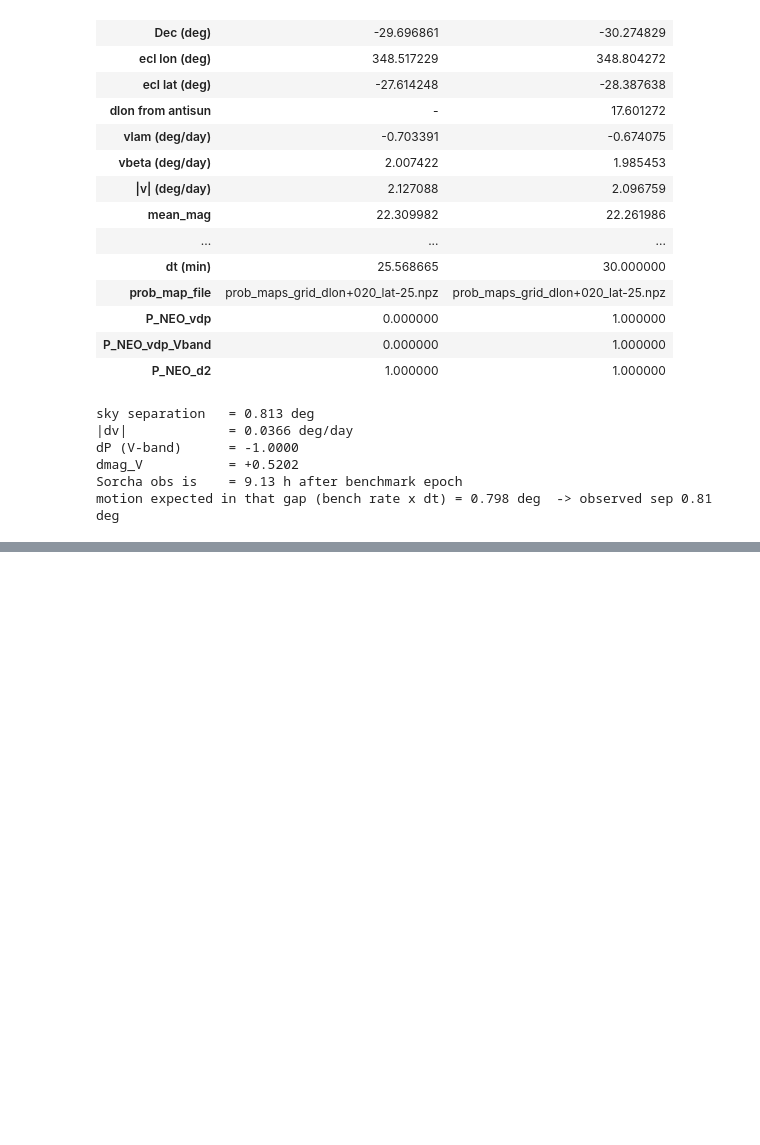
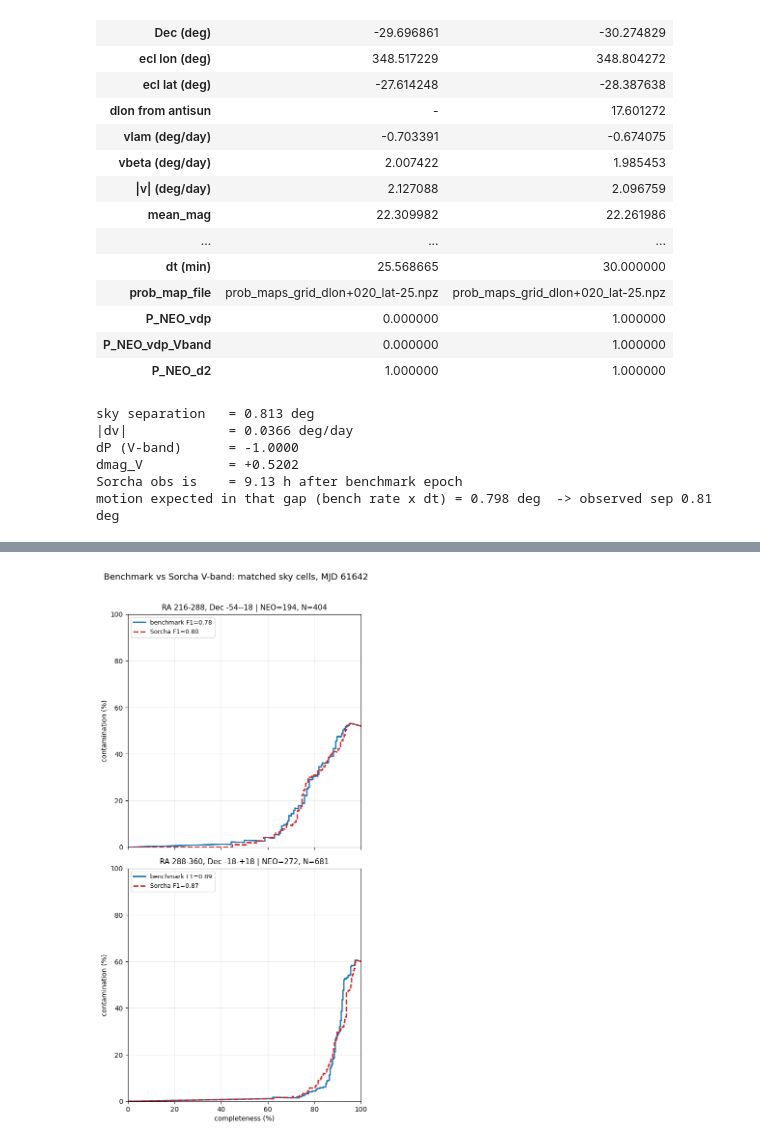
Before and after one commit to devanshi-s04/neomod, a Jupyter notebook: mag245_nbody_scoring_consistency_night61642.ipynb, the cells around one changed output, grey strips where cells are left out. Saved outputs shown, nothing was run; the diff lists cells and outputs as text; code cells hidden in the pictures; blank space fills up the shorter version.

```diff
--- a/mag245_nbody_scoring_consistency_night61642.ipynb
+++ b/mag245_nbody_scoring_consistency_night61642.ipynb
@@ -411,0 +416,36 @@ motion expected in that gap (bench rate x dt) = 0.798 deg  -> observed sep 0.81
+# %%
+poster_cells = [
+    {'ra_lo': 216, 'ra_hi': 288, 'dec_lo': -54, 'dec_hi': -18},  # NEO=194
+    {'ra_lo': 288, 'ra_hi': 360, 'dec_lo': -18, 'dec_hi': 18},   # NEO=272
+]
+
+fig, axes = plt.subplots(2, 1, figsize=(5.8, 11.6), sharex=True, sharey=True)
+for ax, cell in zip(axes, poster_cells):
+    r_lo, r_hi = cell['ra_lo'], cell['ra_hi']
+    d_lo, d_hi = cell['dec_lo'], cell['dec_hi']
+    m = ((j.mean_ra >= r_lo) & (j.mean_ra < r_hi) &
+         (j.mean_dec >= d_lo) & (j.mean_dec < d_hi)).values
+    yy = y[m]
+    nneo = int(yy.sum())
+    nobj = int(m.sum())
+    cb, kb, fb = roc_xy(yy, j.P_bench.values[m])
+    cs, ks, fs = roc_xy(yy, j.P_NEO_vdp_Vband.values[m])
+    ax.plot(cb, kb, lw=2.0, color='tab:blue', label=f'benchmark F1={fb:.2f}')
+    ax.plot(cs, ks, lw=2.0, color='tab:red', ls='--', label=f'Sorcha F1={fs:.2f}')
+    ax.set_title(f'RA {r_lo}-{r_hi}, Dec {d_lo:+.0f}-{d_hi:+.0f} | NEO={nneo}, N={nobj}', fontsize=11)
+    ax.set_xlim(0, 100)
+    ax.set_ylim(0, 100)
+    ax.set_box_aspect(1)
+    ax.grid(alpha=0.25)
+    ax.legend(fontsize=9, loc='upper left')
+
+axes[0].set_ylabel('contamination (%)')
+axes[1].set_ylabel('contamination (%)')
+axes[1].set_xlabel('completeness (%)')
+fig.suptitle(f'Benchmark vs Sorcha V-band: matched sky cells, MJD {NIGHT}', fontsize=13, y=0.995)
+fig.tight_layout(rect=[0, 0, 1, 0.98])
+plt.savefig('Figures/mag245_nbody_sc_task2_good_match_cells.png', dpi=200, bbox_inches='tight')
+plt.savefig('Figures/mag245_nbody_sc_task2_good_match_cells.pdf', bbox_inches='tight')
+plt.show()
+# %% [output]
+[figure, added]
```
Also changed, not shown: parts of 1 cell of this notebook, 1 other file.
